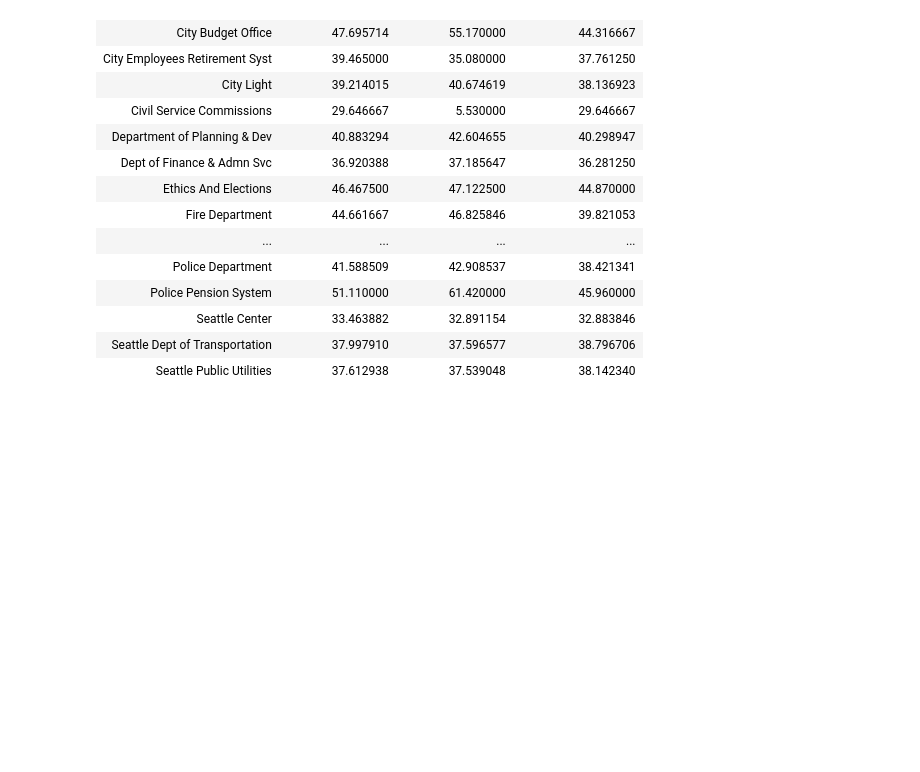
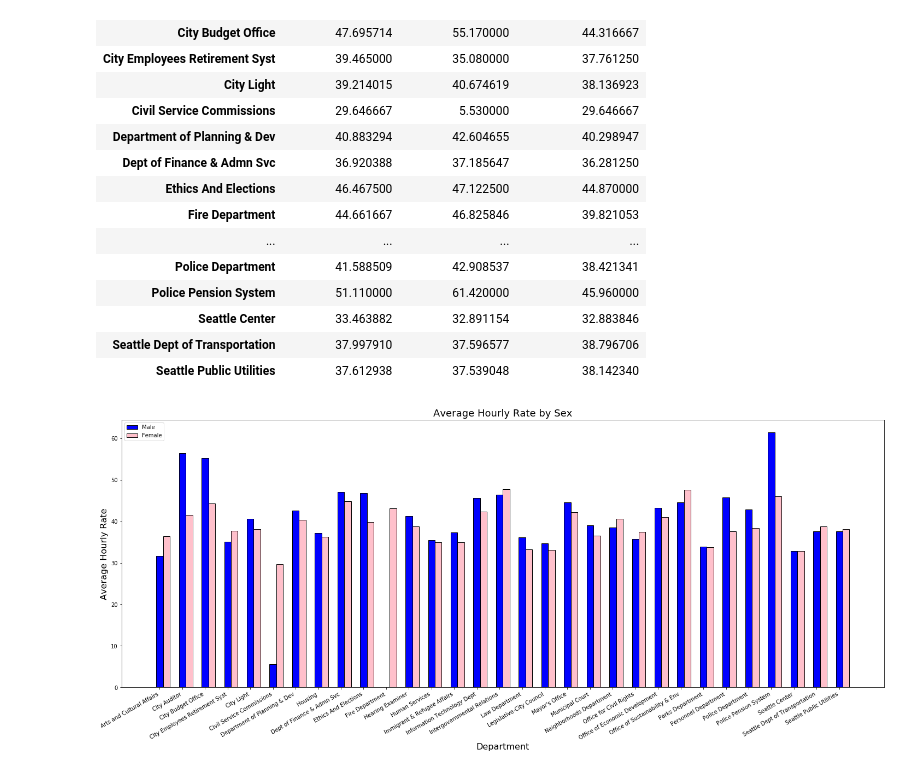
Before and after one commit to garrettsanders/Wage_Gap_Seattle, a Jupyter notebook: first_file_alex.ipynb, the cells around one changed output. Cells and saved outputs as stored; diff of their text form; code cells hidden in the pictures; blank space fills up the shorter version.

```diff
--- a/first_file_alex.ipynb
+++ b/first_file_alex.ipynb
@@ -120,3 +119,27 @@ deptRateDF
 | Seattle Center | 33.463882 | 32.891154 | 32.883846 |
 | Seattle Dept of Transportation | 37.997910 | 37.596577 | 38.796706 |
 | Seattle Public Utilities | 37.612938 | 37.539048 | 38.142340 |
+# %%
+#Get Unique Departments
+labelz = dfAveWageDept["Department"].unique()
+#remove last entry from Labels "Nan" and create list of labels of departments
+labelz = np.delete(labelz, len(labelz) - 1)
+xValz = np.arange(len(labelz))
+#create subplot big enough
+fig,ax = plt.subplots(figsize=(25,10))
+# plot bar charts
+plt.bar(xValz, deptRateDF['Male Avg Hrly Rate'], width=0.3, color='blue',edgecolor='black')
+plt.bar(xValz + 0.3, deptRateDF['Female Avg Hrly Rate'], width=0.3, color='pink',edgecolor='black')
+#creat values on x axis for department labels
+plt.xticks(xValz, labelz)
+#create legends / titles
+plt.xlabel('Department', fontsize=16)
+plt.ylabel('Average Hourly Rate', fontsize=16)
+plt.title('Average Hourly Rate by Sex',fontsize=18)
+plt.legend(["Male","Female"],loc=2)
+
+#format labels to avoid overlapping and being unable to read
+fig.autofmt_xdate()
+plt.show()
+# %% [output]
+[figure, added]
```
Also changed, not shown: parts of 2 cells of this notebook.
